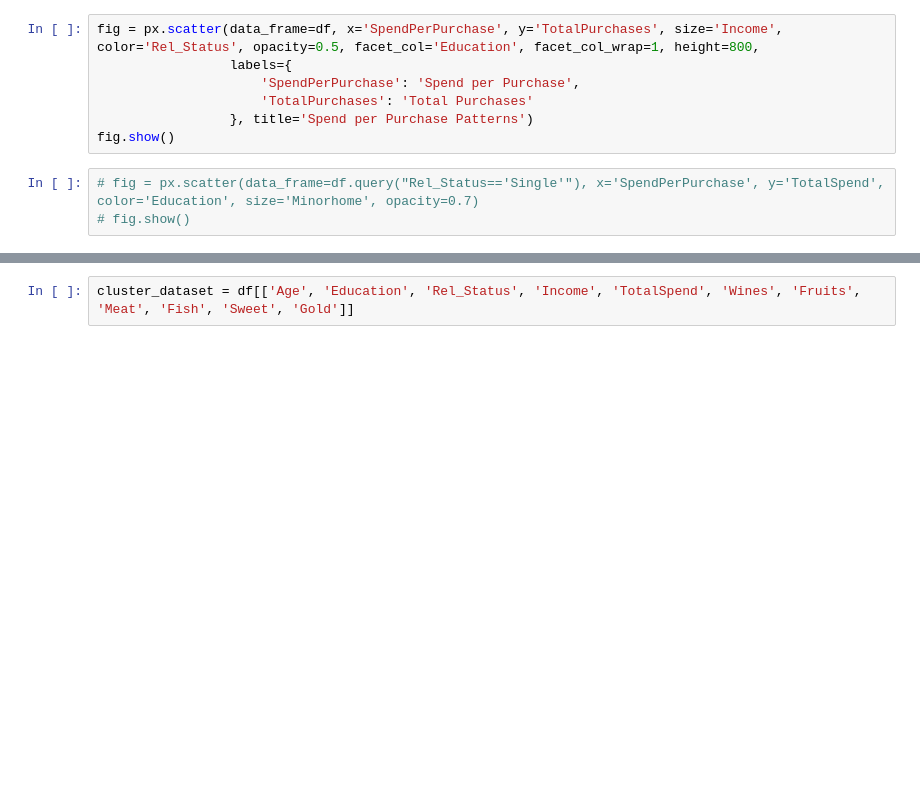
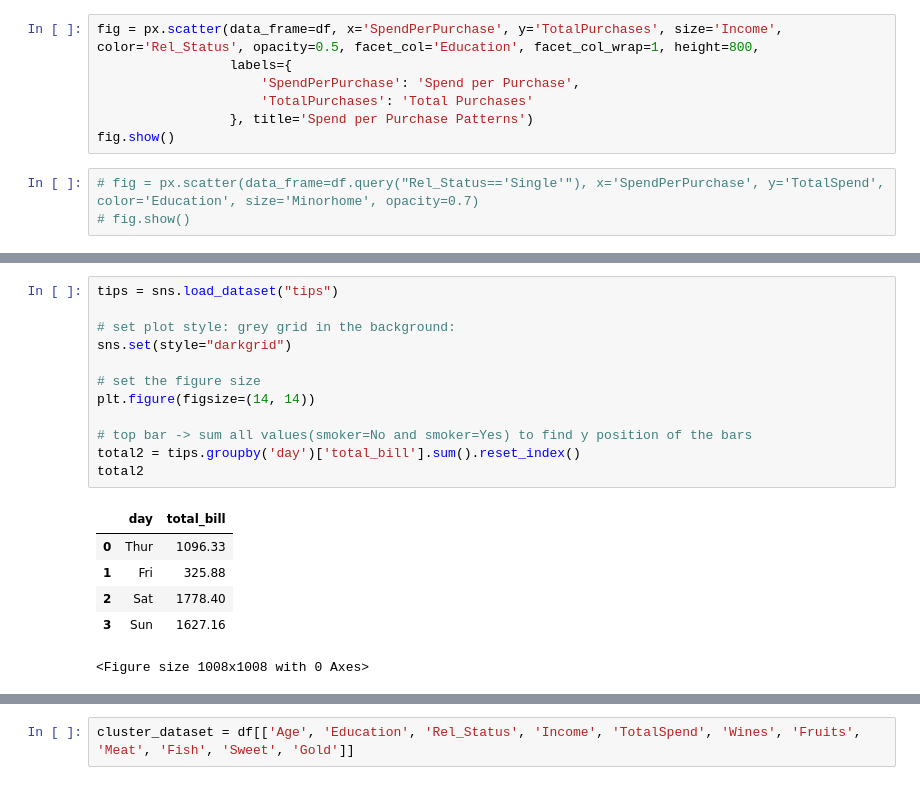
Before and after one commit to saranshkr/customer-profile-analysis, a Jupyter notebook: marketing-campaign-eda.ipynb, the cells around one changed output, grey strips where cells are left out. Cells and saved outputs as stored; diff of their text form; blank space fills up the shorter version.

```diff
--- a/marketing-campaign-eda.ipynb
+++ b/marketing-campaign-eda.ipynb
@@ -415,0 +459,19 @@ fig.show()
+# %%
+tips = sns.load_dataset("tips")
+
+# set plot style: grey grid in the background:
+sns.set(style="darkgrid")
+
+# set the figure size
+plt.figure(figsize=(14, 14))
+
+# top bar -> sum all values(smoker=No and smoker=Yes) to find y position of the bars
+total2 = tips.groupby('day')['total_bill'].sum().reset_index()
+total2
+# %% [output]
+|  | day | total_bill |
+| 0 | Thur | 1096.33 |
+| 1 | Fri | 325.88 |
+| 2 | Sat | 1778.40 |
+| 3 | Sun | 1627.16 |
+<Figure size 1008x1008 with 0 Axes>
```
Also changed, not shown: parts of 12 cells of this notebook.
